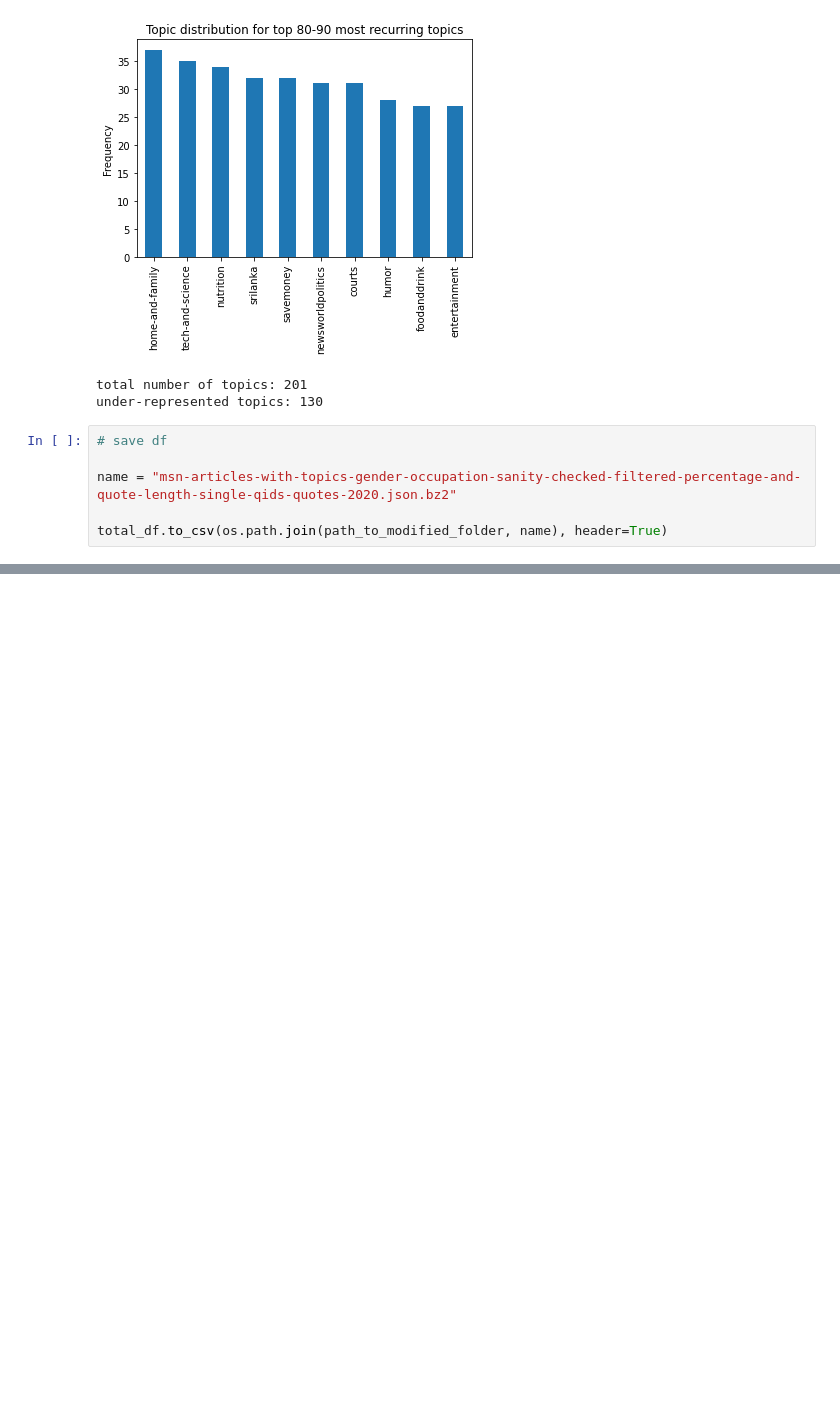
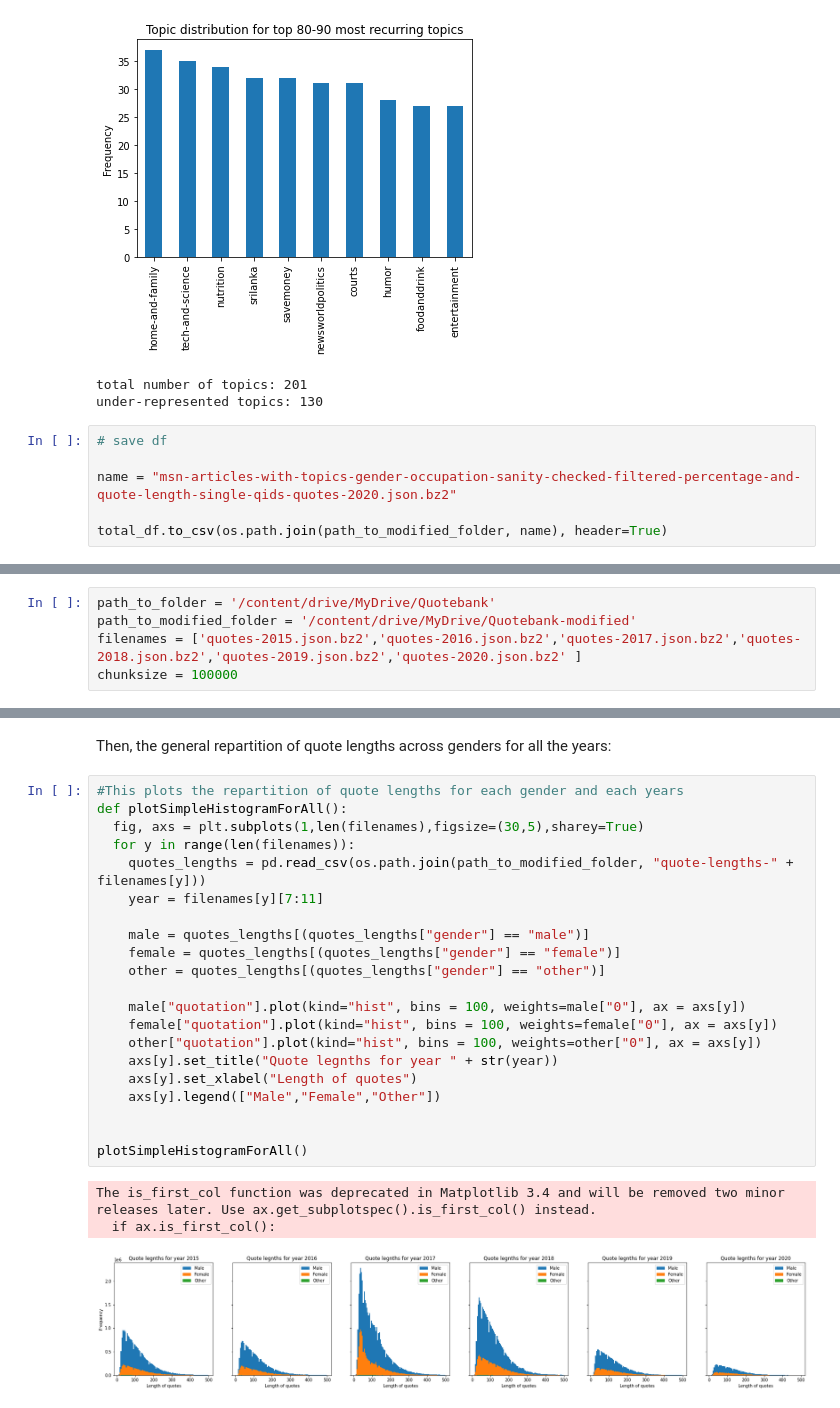
Before and after one commit to epfl-ada/ada-2021-project-rapid-lemons, a Jupyter notebook: Milestone2.ipynb, the cells around one changed output, grey strips where cells are left out. Cells and saved outputs as stored; diff of their text form; blank space fills up the shorter version.

```diff
--- a/Milestone2.ipynb
+++ b/Milestone2.ipynb
@@ -776,0 +811,5 @@ total_df.to_csv(os.path.join(path_to_modified_folder, name), header=True)
+# %%
+path_to_folder = '/content/drive/MyDrive/Quotebank'
+path_to_modified_folder = '/content/drive/MyDrive/Quotebank-modified'
+filenames = ['quotes-2015.json.bz2','quotes-2016.json.bz2','quotes-2017.json.bz2','quotes-2018.json.bz2','quotes-2019.json.bz2','quotes-2020.json.bz2' ]
+chunksize = 100000
@@ -776,0 +1085,27 @@ total_df.to_csv(os.path.join(path_to_modified_folder, name), header=True)
+# %% [markdown]
+Then, the general repartition of quote lengths across genders for all the years:
+# %%
+#This plots the repartition of quote lengths for each gender and each years
+def plotSimpleHistogramForAll():
+  fig, axs = plt.subplots(1,len(filenames),figsize=(30,5),sharey=True)
+  for y in range(len(filenames)):
+    quotes_lengths = pd.read_csv(os.path.join(path_to_modified_folder, "quote-lengths-" + filenames[y]))
+    year = filenames[y][7:11]
+
+    male = quotes_lengths[(quotes_lengths["gender"] == "male")]
+    female = quotes_lengths[(quotes_lengths["gender"] == "female")]
+    other = quotes_lengths[(quotes_lengths["gender"] == "other")]
+
+    male["quotation"].plot(kind="hist", bins = 100, weights=male["0"], ax = axs[y])
+    female["quotation"].plot(kind="hist", bins = 100, weights=female["0"], ax = axs[y])
+    other["quotation"].plot(kind="hist", bins = 100, weights=other["0"], ax = axs[y])
+    axs[y].set_title("Quote legnths for year " + str(year))
+    axs[y].set_xlabel("Length of quotes")
+    axs[y].legend(["Male","Female","Other"])
+
+
+plotSimpleHistogramForAll()
+# %% [output]
+The is_first_col function was deprecated in Matplotlib 3.4 and will be removed two minor releases later. Use ax.get_subplotspec().is_first_col() instead.
+  if ax.is_first_col():
+[figure, added]
```
Also changed, not shown: parts of 25 cells of this notebook.
